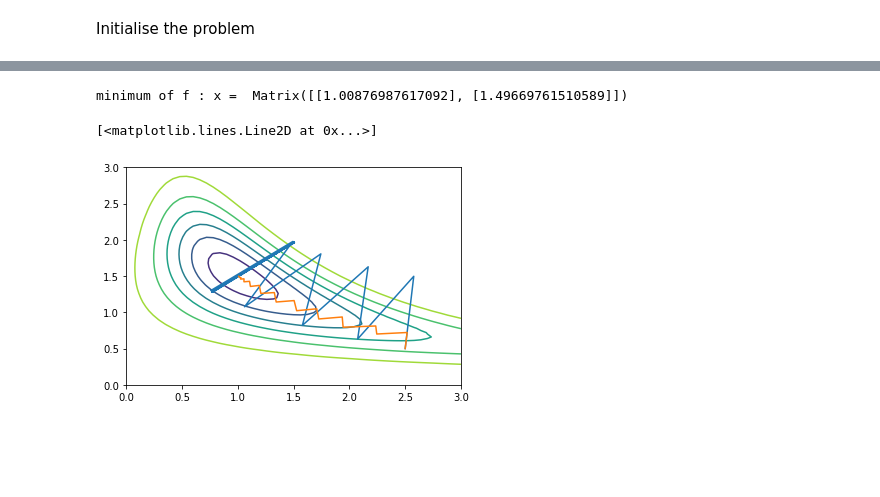
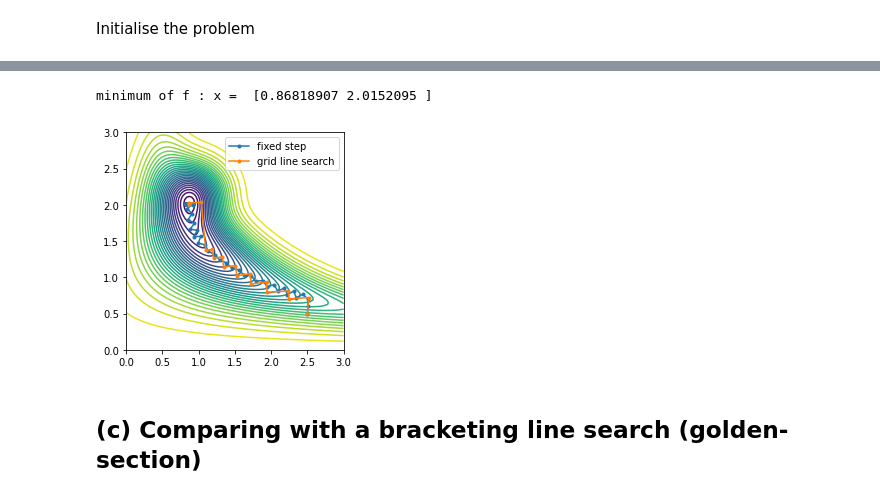
Before and after one commit to taranehsayadi/taranehsayadi.github.io, a Jupyter notebook: MU5MEF41/PS/PS1_soln.ipynb, the cells around one changed output, grey strips where cells are left out. Cells and saved outputs as stored; diff of their text form; code cells hidden in the pictures; blank space fills up the shorter version.

```diff
--- a/MU5MEF41/PS/PS1_soln.ipynb
+++ b/MU5MEF41/PS/PS1_soln.ipynb
@@ -99,7 +140,16 @@ minimum of f : x =  Matrix([[0.771190405989020], [1.28556842708678]])
+# %%
+def line_search(f, x, d, alpha_max=1.0, n=100):
+    """Brute-force grid line search: returns the alpha in [0, alpha_max]
+    (sampled at n points) that minimises f(x + alpha*d).
+    """
+    alphas = np.linspace(0, alpha_max, n)
+    values = np.array([f(x + a*d) for a in alphas])
+
+    return alphas[np.argmin(values)]
 # %% [markdown]
 Initialise the problem
 # %%
-x = sp.Matrix([2.5, 0.5])        # First initial guess
+x = x0.copy()
 eps = 1e-3                       # Precision
 stepDiffTab = np.array([])
 stepDiff = 1                     # Difference between 2 steps, init at 1 for the loop
@@ -159,0 +159,24 @@ x =  Matrix([[1.00876987617092], [1.49669761510589]])
+# %%
+trajectory_ls = x0.reshape(2, 1).copy()   # Trajectory of x
+alpha_max = 1.0
+
+while (stepDiff > eps) and (stepCounter < 100):
+
+    # Calculating dk
+    g = numerical_gradient(f, x)         # estimate the gradient at x
+    d = -g / np.linalg.norm(g)           # normalise it
+
+    # Line search
+    alpha = line_search(f, x, d, alpha_max=alpha_max)   # find the optimal step size
+
+    xOld = x.copy()
+    x = x + alpha * d                    # update x using alpha and d
+    stepDiff = np.linalg.norm(x - xOld)
+
+    # Keeping x values
+    trajectory_ls = np.hstack((trajectory_ls, x.reshape(2, 1)))
+    stepDiffTab = np.append(stepDiffTab, stepDiff)
+
+    # printing the value of x at each step
+    print('x = ', x)
+    stepCounter += 1
@@ -160,10 +202,14 @@ x =  Matrix([[1.00876987617092], [1.49669761510589]])
 # %%
 print('minimum of f : x = ', x)
 
-plt.contour(X,Y,F)
-plt.plot(trajectory_sd[0], trajectory_sd[1])
-plt.plot(trajectory_ls[0], trajectory_ls[1])
+plt.contour(X, Y, F, levels=30)
+plt.plot(trajectory_sd[0], trajectory_sd[1], '-o', markersize=3, label='fixed step')
+plt.plot(trajectory_ls[0], trajectory_ls[1], '-o', markersize=3, label='grid line search')
+plt.axis('image')
+plt.legend()
+plt.show()
 # %% [output]
-minimum of f : x =  Matrix([[1.00876987617092], [1.49669761510589]])
+minimum of f : x =  [0.86818907 2.0152095 ]
-[<matplotlib.lines.Line2D at 0x...>]
-[figure, old version]
+[figure, new version]
+# %% [markdown]
+## (c) Comparing with a bracketing line search (golden-section)
```
Also changed, not shown: parts of 25 cells of this notebook, 3 other files.
